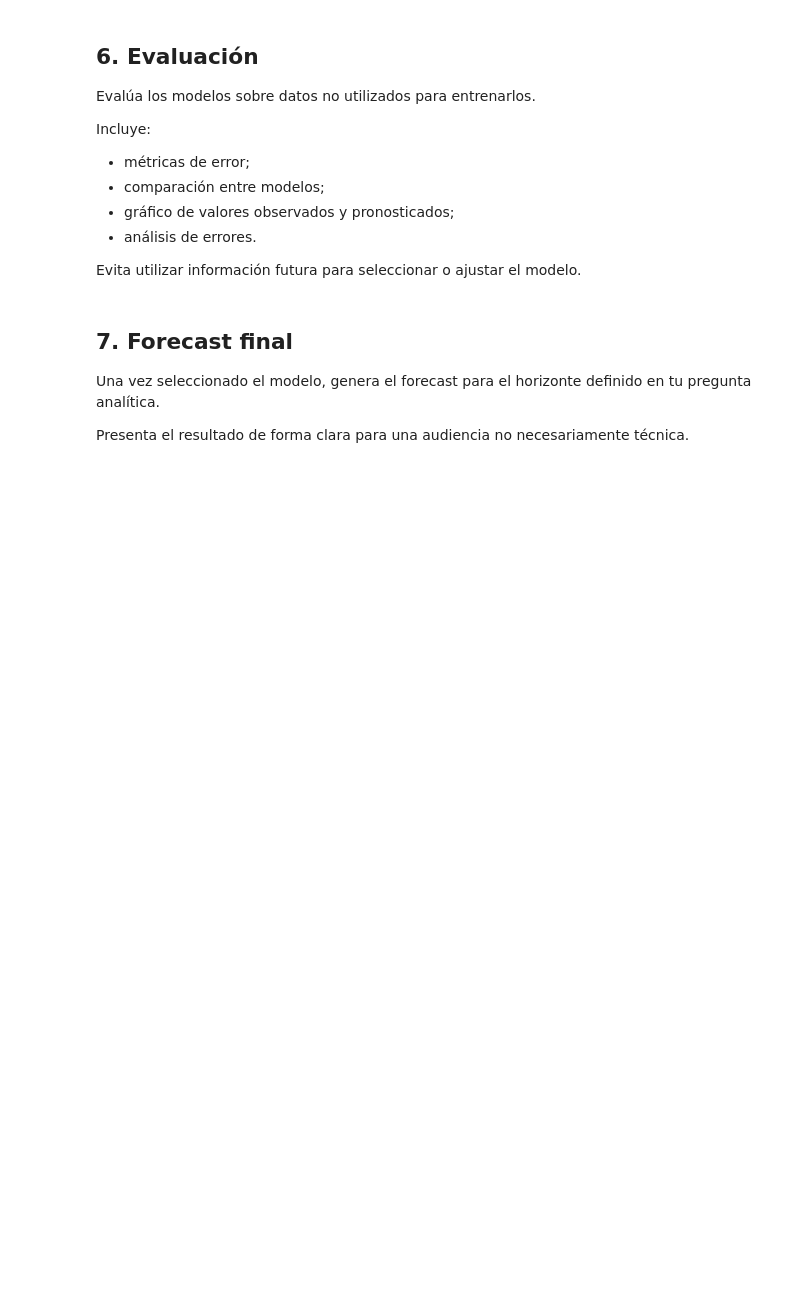
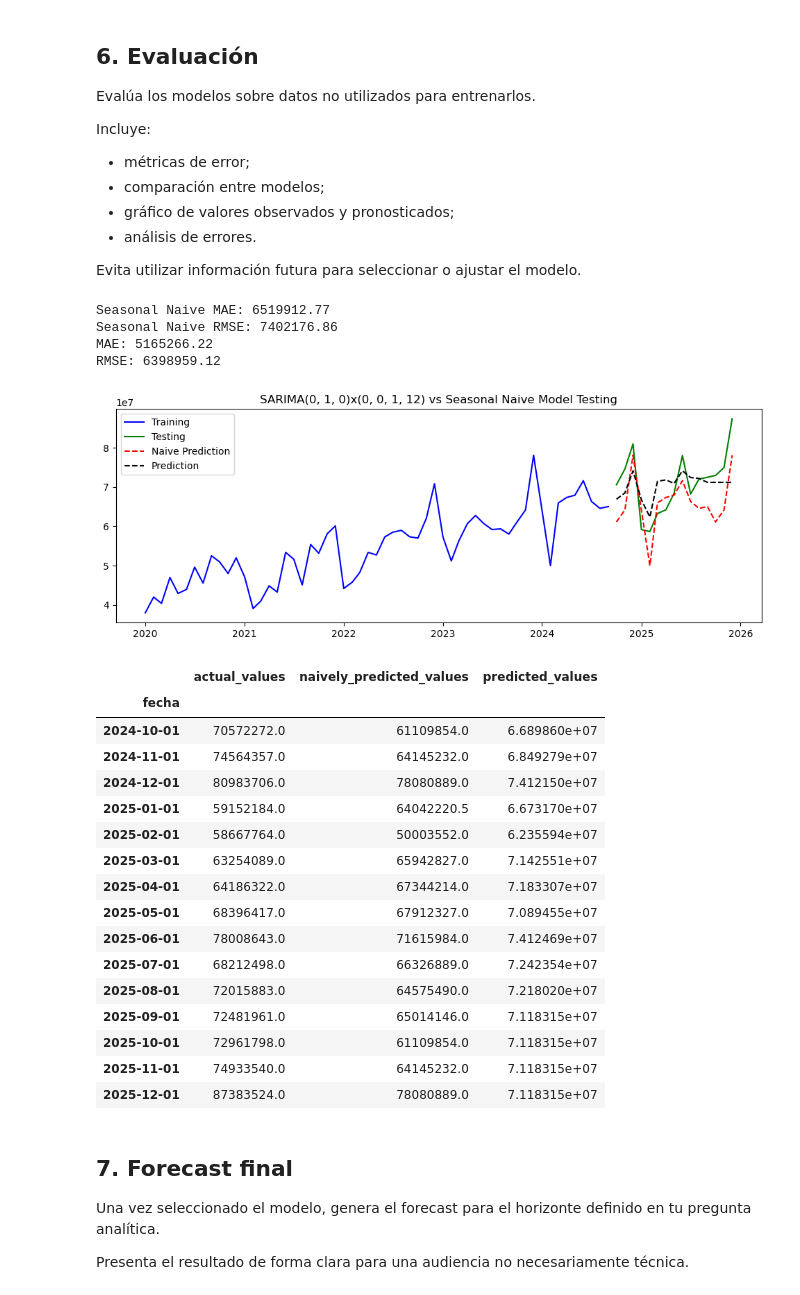
Before and after one commit to LUCHER4321/jupyter-time-series, a Jupyter notebook: Proyecto_Series_Temporales.ipynb, the cells around one changed output. Drawn from its saved outputs; the diff is of its cells as text; code cells hidden in the pictures; blank space fills up the shorter version.

```diff
--- a/Proyecto_Series_Temporales.ipynb
+++ b/Proyecto_Series_Temporales.ipynb
@@ -129,6 +353,57 @@ Incluye:
 Evita utilizar información futura para seleccionar o ajustar el modelo.
 # %%
 # Evaluación y visualización de resultados
+
+naiveMAE = mean_absolute_error(yTest, naiveForecastClp)
+naiveRMSE = mean_squared_error(yTest, naiveForecastClp, squared = False)
+
+print(f"Seasonal Naive MAE: {naiveMAE:.2f}")
+print(f"Seasonal Naive RMSE: {naiveRMSE:.2f}")
+
+mae = mean_absolute_error(yTest, forecastClp)
+rmse = mean_squared_error(yTest, forecastClp, squared = False)
+
+print(f"MAE: {mae:.2f}")
+print(f"RMSE: {rmse:.2f}")
+
+fig, ax = plt.subplots(figsize = (12, 4))
+plt.plot(yTrain.index, yTrain, label = "Training", color = "blue")
+plt.plot(yTest.index, yTest, label="Testing", color = "green")
+plt.plot(naiveForecastClp.index, naiveForecastClp, label = "Naive Prediction", color = "red", linestyle = "--")
+plt.plot(forecastClp.index, forecastClp, label = "Prediction", color = "black", linestyle = "--")
+plt.title(f"SARIMA({p}, {n}, {q})x({P}, 0, {Q}, {s}) vs Seasonal Naive Model Testing")
+plt.legend()
+plt.show()
+
+display(pd.DataFrame({
+    yTest.index.name: yTest.index,
+    "actual_values": yTest,
+    "naively_predicted_values": naiveForecastClp,
+    "predicted_values": forecastClp
+}).set_index(yTest.index.name))
+# %% [output]
+Seasonal Naive MAE: 6519912.77
+Seasonal Naive RMSE: 7402176.86
+MAE: 5165266.22
+RMSE: 6398959.12
+[figure, added]
+|  | actual_values | naively_predicted_values | predicted_values |
+| fecha |  |  |  |
+| 2024-10-01 | 70572272.0 | 61109854.0 | 6.689860e+07 |
+| 2024-11-01 | 74564357.0 | 64145232.0 | 6.849279e+07 |
+| 2024-12-01 | 80983706.0 | 78080889.0 | 7.412150e+07 |
+| 2025-01-01 | 59152184.0 | 64042220.5 | 6.673170e+07 |
+| 2025-02-01 | 58667764.0 | 50003552.0 | 6.235594e+07 |
+| 2025-03-01 | 63254089.0 | 65942827.0 | 7.142551e+07 |
+| 2025-04-01 | 64186322.0 | 67344214.0 | 7.183307e+07 |
+| 2025-05-01 | 68396417.0 | 67912327.0 | 7.089455e+07 |
+| 2025-06-01 | 78008643.0 | 71615984.0 | 7.412469e+07 |
+| 2025-07-01 | 68212498.0 | 66326889.0 | 7.242354e+07 |
+| 2025-08-01 | 72015883.0 | 64575490.0 | 7.218020e+07 |
+| 2025-09-01 | 72481961.0 | 65014146.0 | 7.118315e+07 |
+| 2025-10-01 | 72961798.0 | 61109854.0 | 7.118315e+07 |
+| 2025-11-01 | 74933540.0 | 64145232.0 | 7.118315e+07 |
+| 2025-12-01 | 87383524.0 | 78080889.0 | 7.118315e+07 |
 # %% [markdown]
 ## 7. Forecast final
 
```
Also changed, not shown: parts of 5 cells of this notebook.
